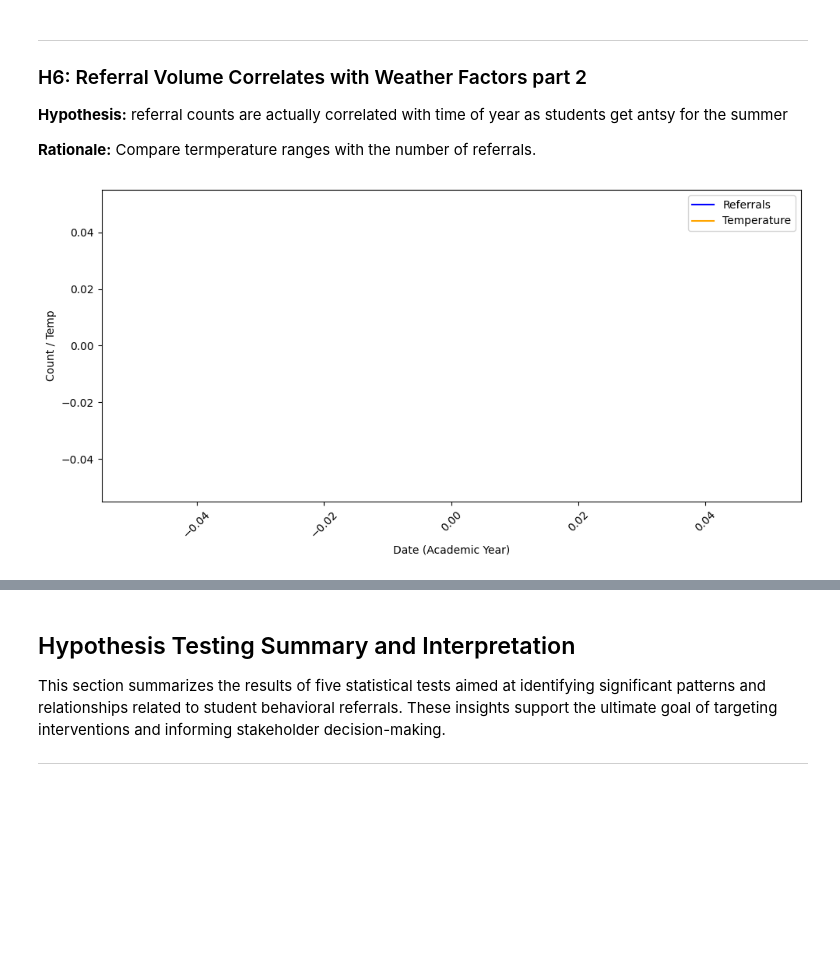
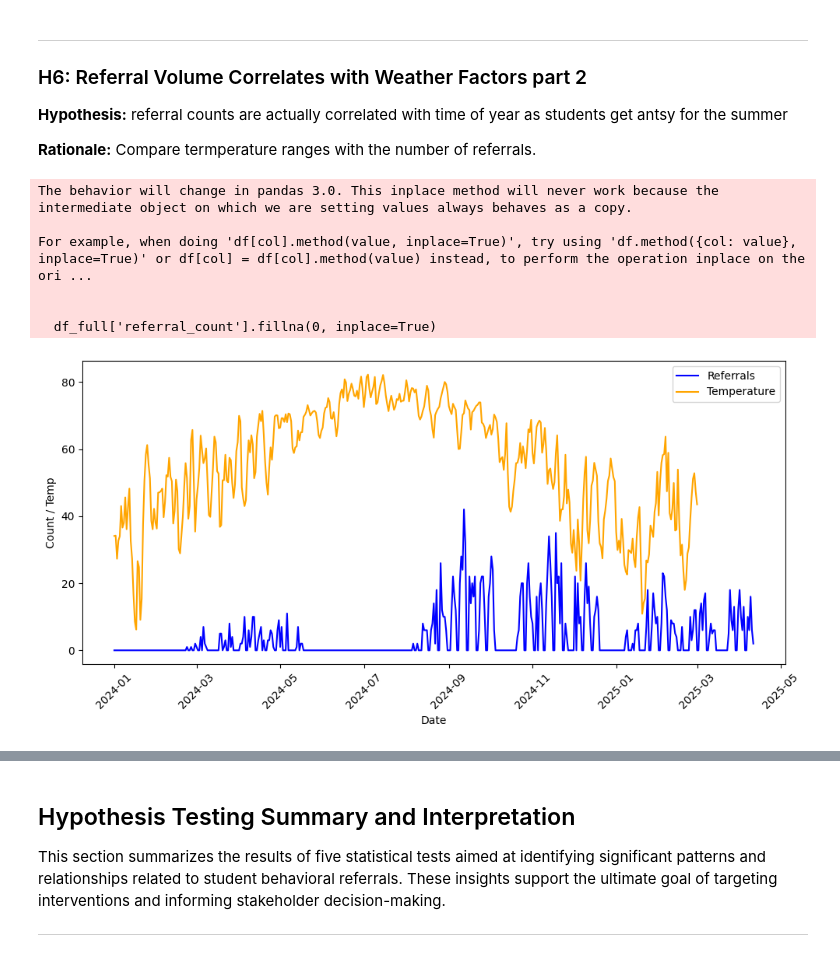
Before and after one commit to TDRobertson/student-referral-predictor, a Jupyter notebook: Behavioral_Disruptions_EDA.ipynb, the cells around one changed output, grey strips where cells are left out. Cells and saved outputs as stored; diff of their text form; code cells hidden in the pictures; blank space fills up the shorter version.

```diff
--- a/Behavioral_Disruptions_EDA.ipynb
+++ b/Behavioral_Disruptions_EDA.ipynb
@@ -593,38 +593,58 @@ Pearson correlation between referrals and humidity: 0.1566 (p = 0.0557)
 
 **Rationale:** Compare termperature ranges with the number of referrals.
 # %%
-# 1. Compute daily referral counts
+# 1. Prepare your original pieces
+disciplinary_referral_all['Date'] = pd.to_datetime(
+    disciplinary_referral_all['Date of Incident'],
+    errors='coerce'
+)
+weather_df['datetime'] = pd.to_datetime(
+    weather_df['datetime'],
+    errors='coerce'
+)
+
+# 2. Daily referral counts (so far only days ≥1)
 daily_ref = (
     disciplinary_referral_all
-    .groupby('Date of Incident')
+    .groupby('Date')
     .size()
-    .reset_index(name='referral_count')
+    .rename('referral_count')
 )
 
-# 2. Merge with daily temperature
-#    (assumes weather_df has one row per day; if it’s more granular,
-#     you may want to aggregate it first)
-daily_weather = pd.merge(
-    daily_ref,
-    weather_df[['datetime', 'temp']],
-    left_on='Date of Incident',
-    right_on='datetime',
-    how='inner'
-).sort_values('Date of Incident')
+# 3. Daily temperature (aggregate if you have hourly)
+daily_temp = (
+    weather_df
+    .set_index('datetime')
+    .resample('D')['temp']
+    .mean()
+)
 
-start = '2024-08-01'
-end   = '2025-07-31'
-df_acad = merged_df.loc[start:end]
+# 4. Combine onto a full daily index
+full_idx = pd.date_range(
+    start=min(daily_ref.index.min(), daily_temp.index.min()),
+    end=max(daily_ref.index.max(), daily_temp.index.max()),
+    freq='D'
+)
+df_full = pd.DataFrame(index=full_idx)
+df_full = df_full.join(daily_ref).join(daily_temp)
+df_full['referral_count'].fillna(0, inplace=True)
 
+# 5. Plot
 fig, ax = plt.subplots(figsize=(10,5))
-ax.plot(df_acad.index, df_acad['referral_count'], label='Referrals', color='blue')
-ax.plot(df_acad.index, df_acad['temp'],           label='Temperature', color='orange')
-ax.set_xlabel('Date (Academic Year)')
+ax.plot(df_full.index, df_full['referral_count'], label='Referrals', color='blue')
+ax.plot(df_full.index, df_full['temp'],           label='Temperature', color='orange')
+ax.set_xlabel('Date')
 ax.set_ylabel('Count / Temp')
 ax.legend()
 plt.xticks(rotation=45)
 plt.tight_layout()
 plt.show()
 # %% [output]
+The behavior will change in pandas 3.0. This inplace method will never work because the intermediate object on which we are setting values always behaves as a copy.
+
+For example, when doing 'df[col].method(value, inplace=True)', try using 'df.method({col: value}, inplace=True)' or df[col] = df[col].method(value) instead, to perform the operation inplace on the ori ...
+
+
+  df_full['referral_count'].fillna(0, inplace=True)
-[figure, old version]
+[figure, new version]
 # %%
```
Also changed, not shown: parts of 11 cells of this notebook.
